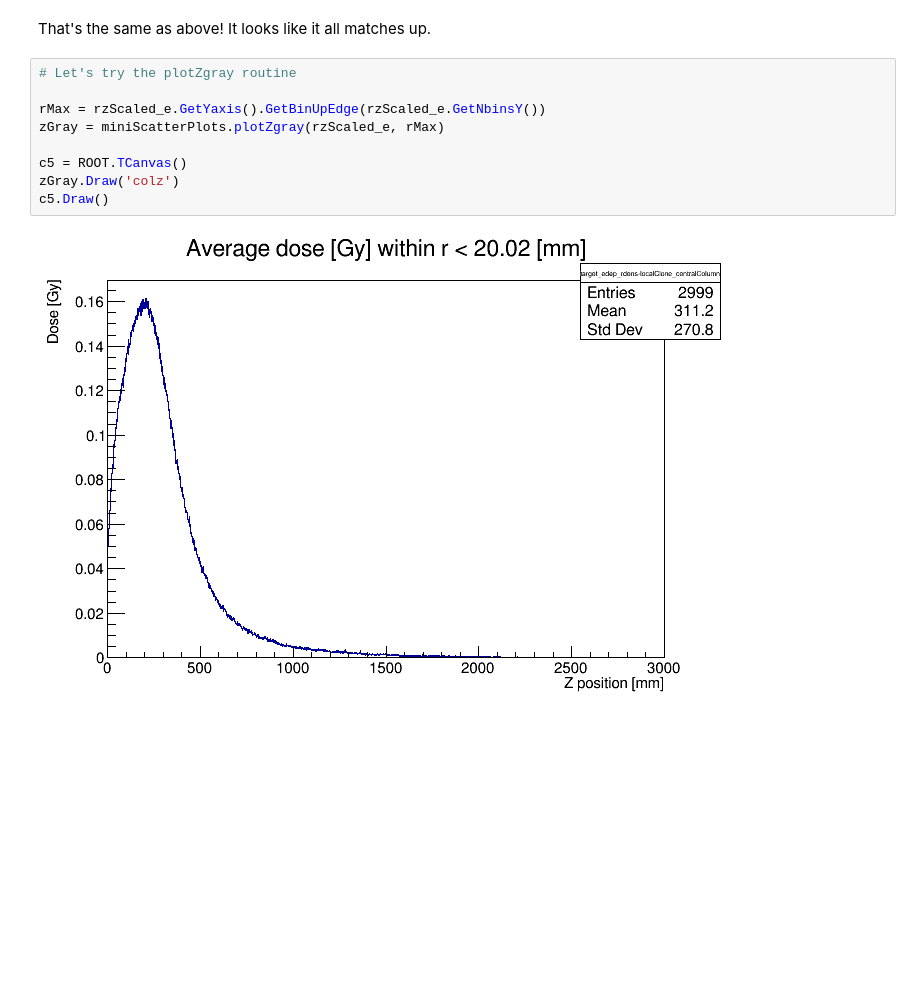
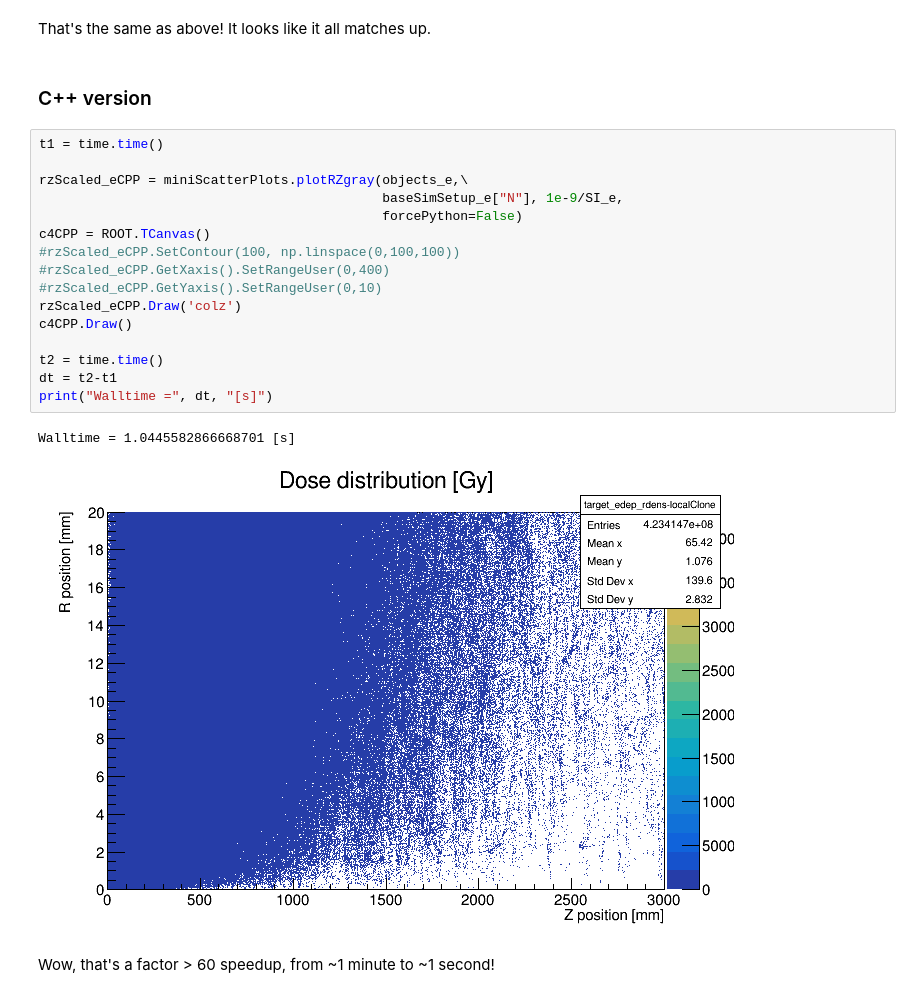
Before and after one commit to kyrsjo/MiniScatter, a Jupyter notebook: examples/DoseDeposition_unitsCheck.ipynb, the cells around one changed output. Saved outputs shown, nothing was run; the diff lists cells and outputs as text; blank space fills up the shorter version.

```diff
--- a/examples/DoseDeposition_unitsCheck.ipynb
+++ b/examples/DoseDeposition_unitsCheck.ipynb
@@ -241,13 +258,25 @@ Integrated dose (r) =  0.08220229993149412 [J]
 # %% [markdown]
 That's the same as above! It looks like it all matches up.
-# %%
-# Let's try the plotZgray routine
-
-rMax = rzScaled_e.GetYaxis().GetBinUpEdge(rzScaled_e.GetNbinsY())
-zGray = miniScatterPlots.plotZgray(rzScaled_e, rMax)
-
-c5 = ROOT.TCanvas()
-zGray.Draw('colz')
-c5.Draw()
-# %% [output]
-[figure, removed]
+# %% [markdown]
+### C++ version
+# %%
+t1 = time.time()
+
+rzScaled_eCPP = miniScatterPlots.plotRZgray(objects_e,\
+                                            baseSimSetup_e["N"], 1e-9/SI_e,
+                                            forcePython=False)
+c4CPP = ROOT.TCanvas()
+#rzScaled_eCPP.SetContour(100, np.linspace(0,100,100))
+#rzScaled_eCPP.GetXaxis().SetRangeUser(0,400)
+#rzScaled_eCPP.GetYaxis().SetRangeUser(0,10)
+rzScaled_eCPP.Draw('colz')
+c4CPP.Draw()
+
+t2 = time.time()
+dt = t2-t1
+print("Walltime =", dt, "[s]")
+# %% [output]
+Walltime = 1.0445582866668701 [s]
+[figure, added]
+# %% [markdown]
+Wow, that's a factor > 60 speedup, from ~1 minute to ~1 second!
```
Also changed, not shown: parts of 20 cells of this notebook, 4 other files.
